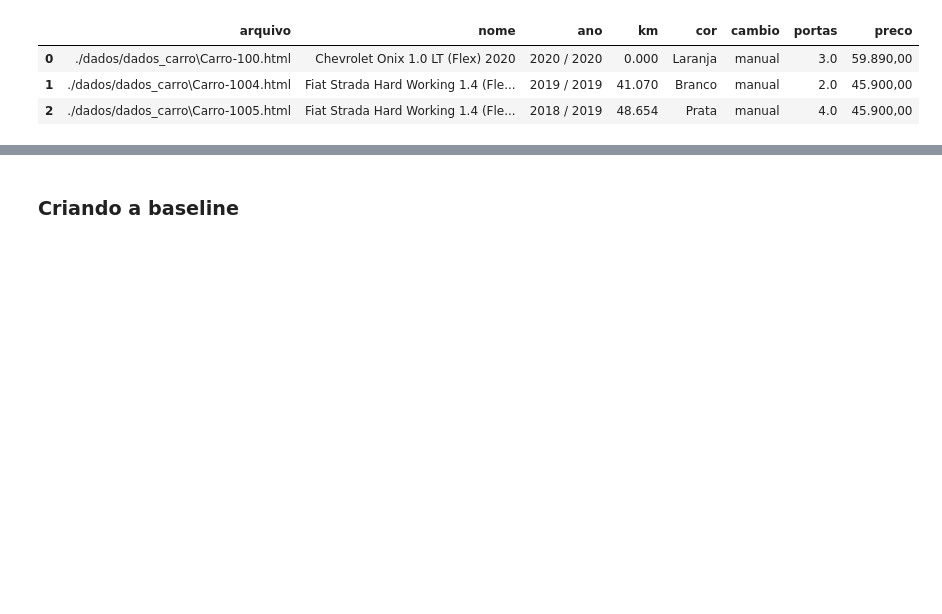
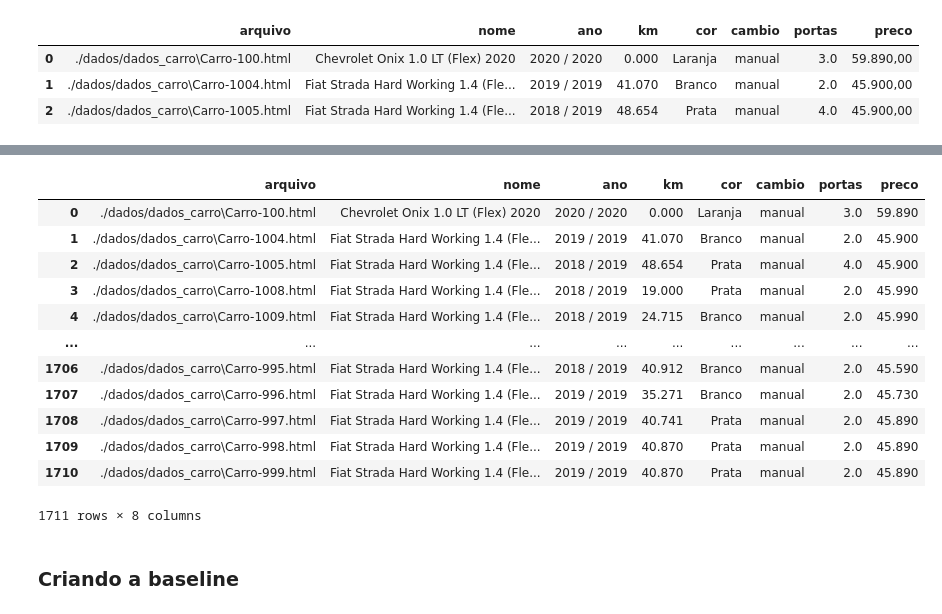
Before and after one commit to AlexandreNeuk/curso-machine-learning, a Jupyter notebook: 4 - modelo1.ipynb, the cells around one changed output, grey strips where cells are left out. Saved outputs shown, nothing was run; the diff lists cells and outputs as text; code cells hidden in the pictures; blank space fills up the shorter version.

```diff
--- a/4 - modelo1.ipynb
+++ b/4 - modelo1.ipynb
@@ -13,4 +15,11 @@ df.head(3)
 | 0 | ./dados/dados_carro\Carro-100.html | Chevrolet Onix 1.0 LT (Flex) 2020 | 2020 / 2020 | 0.000 | Laranja | manual | 3.0 | 59.890,00 |
 | 1 | ./dados/dados_carro\Carro-1004.html | Fiat Strada Hard Working 1.4 (Fle... | 2019 / 2019 | 41.070 | Branco | manual | 2.0 | 45.900,00 |
 | 2 | ./dados/dados_carro\Carro-1005.html | Fiat Strada Hard Working 1.4 (Fle... | 2018 / 2019 | 48.654 | Prata | manual | 4.0 | 45.900,00 |
+# %%
+for x in range(100):
+    if x >= 10:
+        str_replace = ',' + str(x)
+    else:
+        str_replace = ',0' + str(x)
+    df['preco'] = df.preco.replace({str_replace:''}, regex=True)
 # %%
@@ -37,0 +60,16 @@ df['preco'][7]
+# %%
+df
+# %% [output]
+|  | arquivo | nome | ano | km | cor | cambio | portas | preco |
+| 0 | ./dados/dados_carro\Carro-100.html | Chevrolet Onix 1.0 LT (Flex) 2020 | 2020 / 2020 | 0.000 | Laranja | manual | 3.0 | 59.890 |
+| 1 | ./dados/dados_carro\Carro-1004.html | Fiat Strada Hard Working 1.4 (Fle... | 2019 / 2019 | 41.070 | Branco | manual | 2.0 | 45.900 |
+| 2 | ./dados/dados_carro\Carro-1005.html | Fiat Strada Hard Working 1.4 (Fle... | 2018 / 2019 | 48.654 | Prata | manual | 4.0 | 45.900 |
+| 3 | ./dados/dados_carro\Carro-1008.html | Fiat Strada Hard Working 1.4 (Fle... | 2018 / 2019 | 19.000 | Prata | manual | 2.0 | 45.990 |
+| 4 | ./dados/dados_carro\Carro-1009.html | Fiat Strada Hard Working 1.4 (Fle... | 2018 / 2019 | 24.715 | Branco | manual | 2.0 | 45.990 |
+| ... | ... | ... | ... | ... | ... | ... | ... | ... |
+| 1706 | ./dados/dados_carro\Carro-995.html | Fiat Strada Hard Working 1.4 (Fle... | 2018 / 2019 | 40.912 | Branco | manual | 2.0 | 45.590 |
+| 1707 | ./dados/dados_carro\Carro-996.html | Fiat Strada Hard Working 1.4 (Fle... | 2019 / 2019 | 35.271 | Branco | manual | 2.0 | 45.730 |
+| 1708 | ./dados/dados_carro\Carro-997.html | Fiat Strada Hard Working 1.4 (Fle... | 2019 / 2019 | 40.741 | Prata | manual | 2.0 | 45.890 |
+| 1709 | ./dados/dados_carro\Carro-998.html | Fiat Strada Hard Working 1.4 (Fle... | 2019 / 2019 | 40.870 | Prata | manual | 2.0 | 45.890 |
+| 1710 | ./dados/dados_carro\Carro-999.html | Fiat Strada Hard Working 1.4 (Fle... | 2019 / 2019 | 40.870 | Prata | manual | 2.0 | 45.890 |
+1711 rows × 8 columns
```
Also changed, not shown: parts of 42 cells of this notebook, 3 other files.
